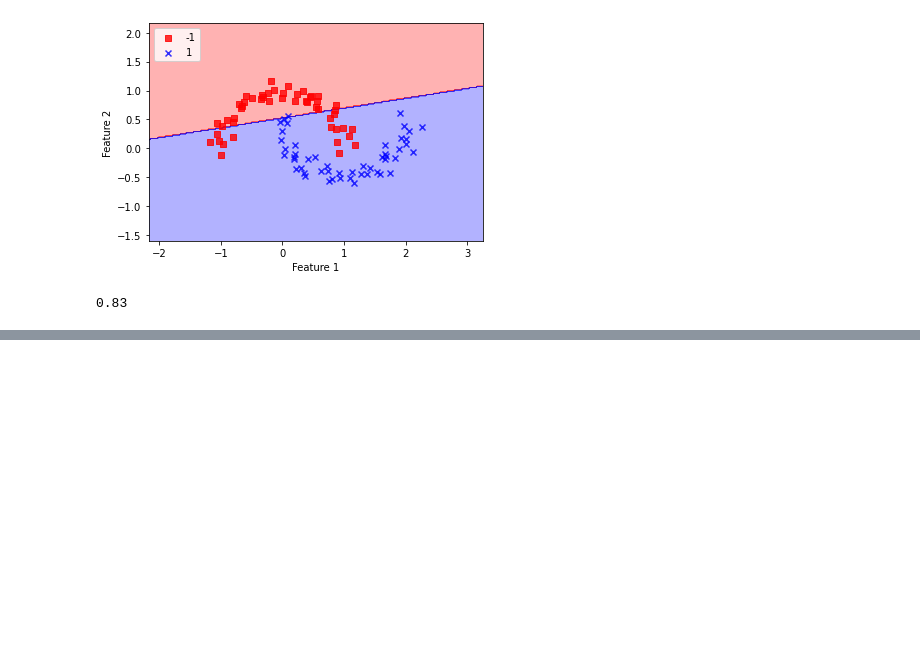
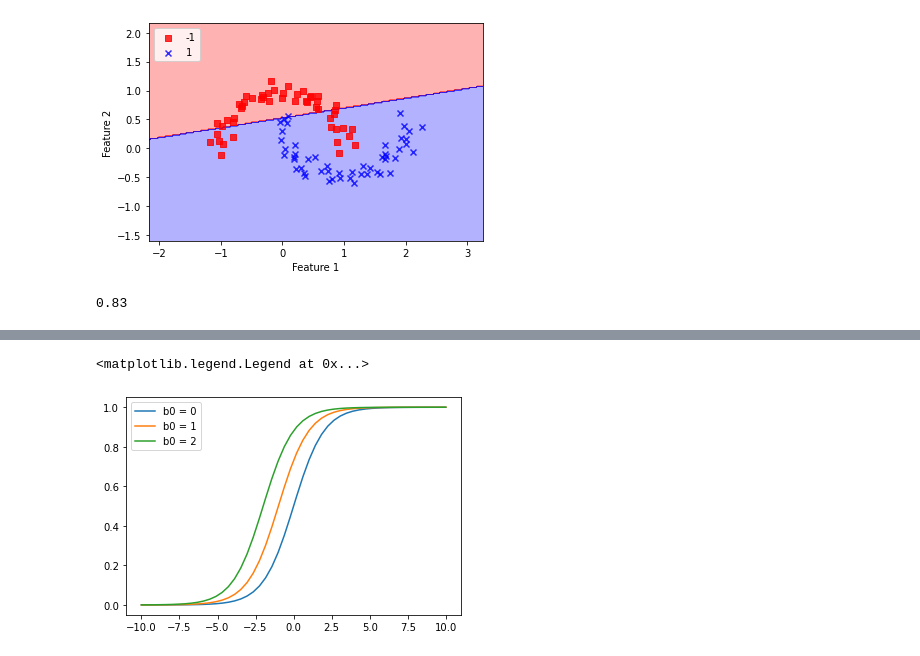
Before and after one commit to fdalforno/basic_course, a Jupyter notebook: 05 - Algoritmi.ipynb, the cells around one changed output, grey strips where cells are left out. Cells and saved outputs as stored; diff of their text form; code cells hidden in the pictures; blank space fills up the shorter version.

```diff
--- a/05 - Algoritmi.ipynb
+++ b/05 - Algoritmi.ipynb
@@ -250,0 +303,14 @@ Possiamo pensare la discesa del gradiente come una discesa lungo un pendio, ad o
+# %%
+x = np.linspace(-10,10)
+y0 = sigmoid(x)
+y1 = sigmoid(x,b0=1)
+y2 = sigmoid(x,b0=2)
+
+plt.plot(x,y0,label="b0 = 0")
+plt.plot(x,y1,label="b0 = 1")
+plt.plot(x,y2,label="b0 = 2")
+
+plt.legend(loc="upper left")
+# %% [output]
+<matplotlib.legend.Legend at 0x...>
+[figure, added]
```
Also changed, not shown: parts of 21 cells of this notebook, 6 other files.
